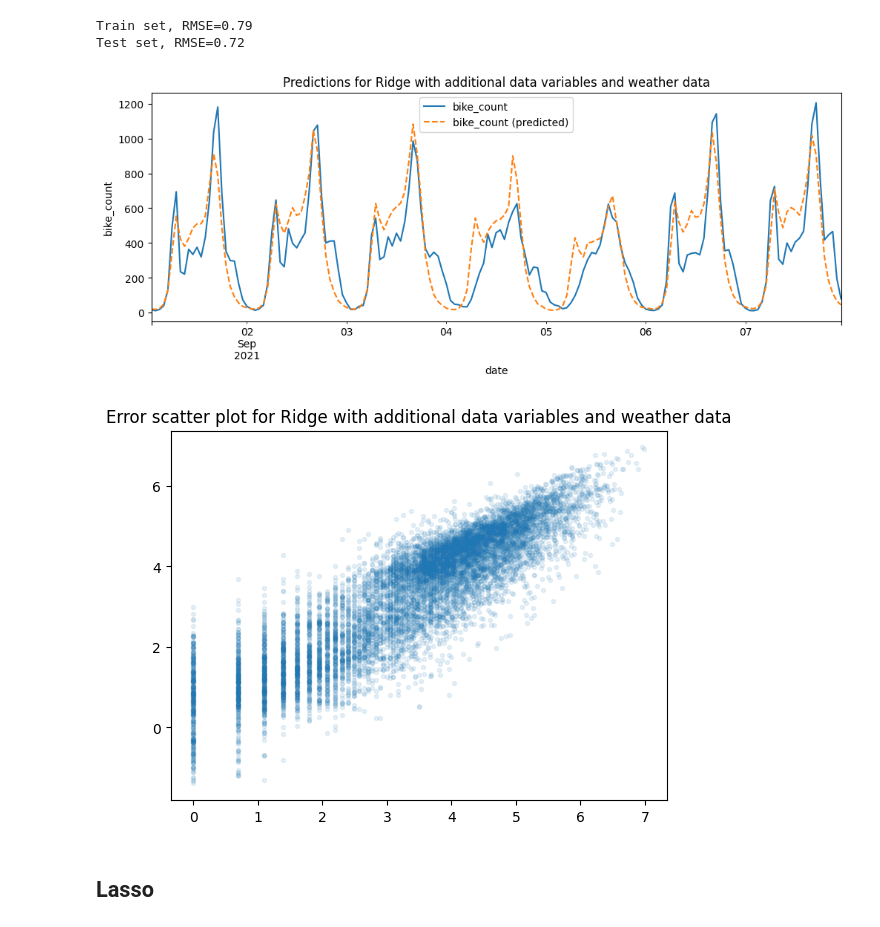
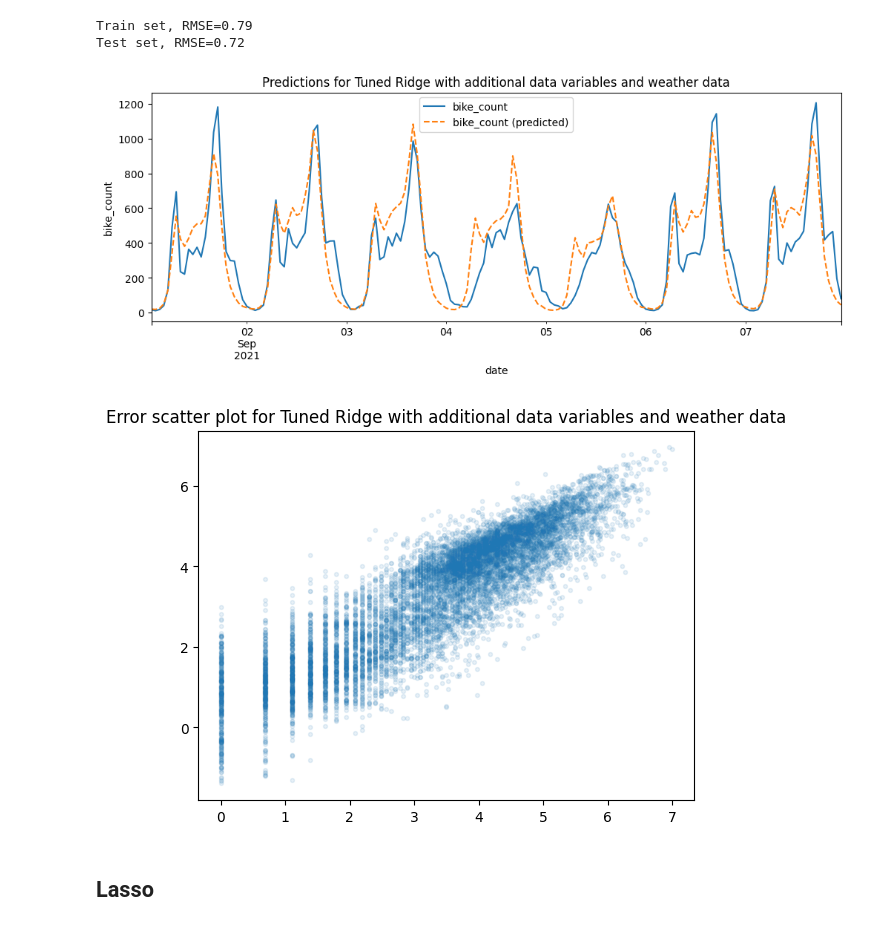
Before and after one commit to stlbnmaria/PythonForDS_Project, a Jupyter notebook: modeling/linear_models/linear_model.ipynb, the cells around one changed output. Cells and saved outputs as stored; diff of their text form; code cells hidden in the pictures.

```diff
--- a/modeling/linear_models/linear_model.ipynb
+++ b/modeling/linear_models/linear_model.ipynb
@@ -243,16 +243,16 @@ Train set, RMSE=0.79
 Test set, RMSE=0.72
 # %%
 problem.week_plot(
-    X_test, y_pred_test, y_test, "Ridge with additional data variables and weather data"
+    X_test, y_pred_test, y_test, "Tuned Ridge with additional data variables and weather data"
 )
 # %% [output]
-[figure, old version]
+[figure, new version]
 # %%
 problem.error_plot(
-    y_pred_test, y_test, "Ridge with additional data variables and weather data"
+    y_pred_test, y_test, "Tuned Ridge with additional data variables and weather data"
 )
 # %% [output]
-[figure, old version]
+[figure, new version]
 # %% [markdown]
 ## Lasso
 # %% [markdown]
```
Also changed, not shown: parts of 2 cells of this notebook.
